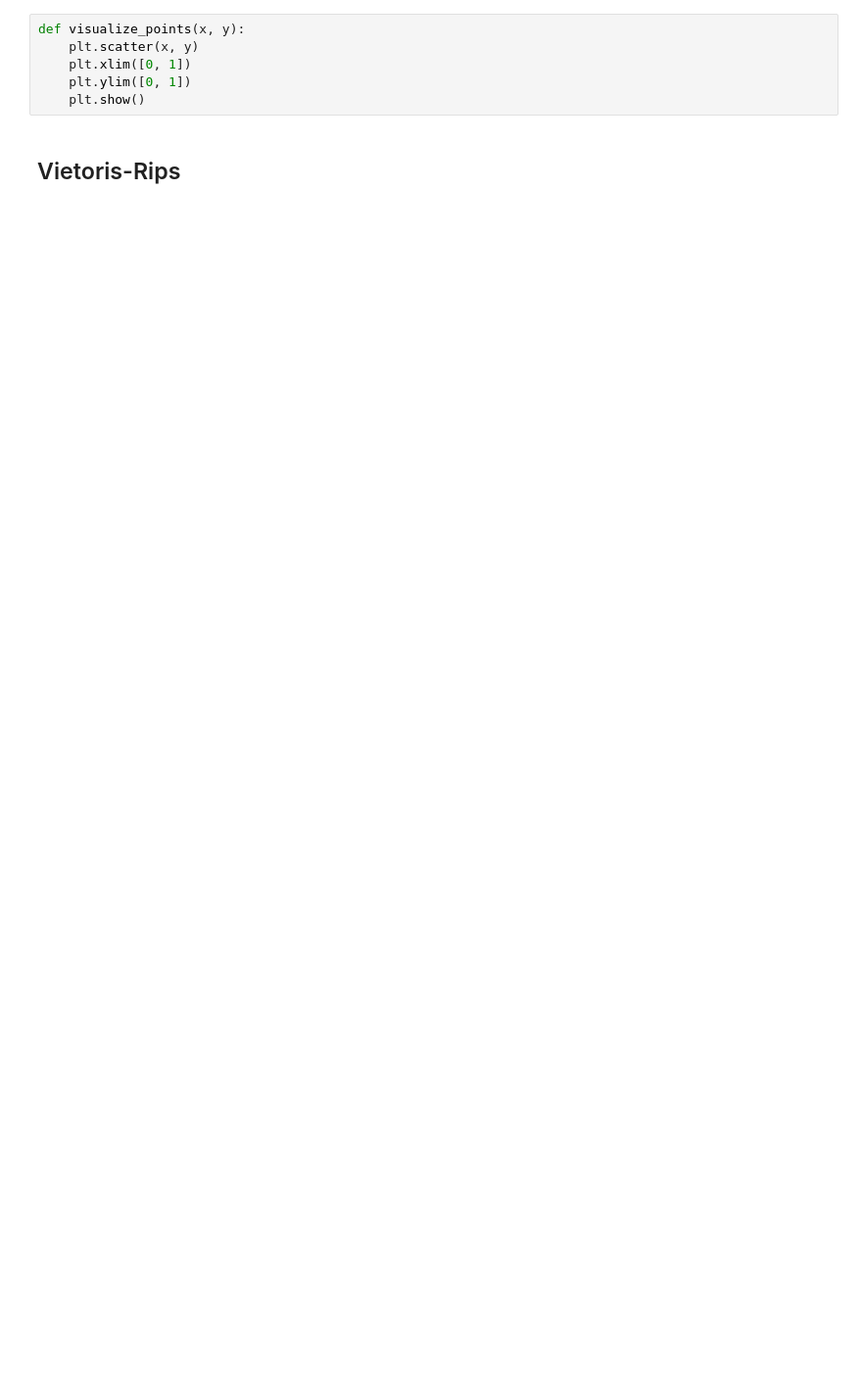
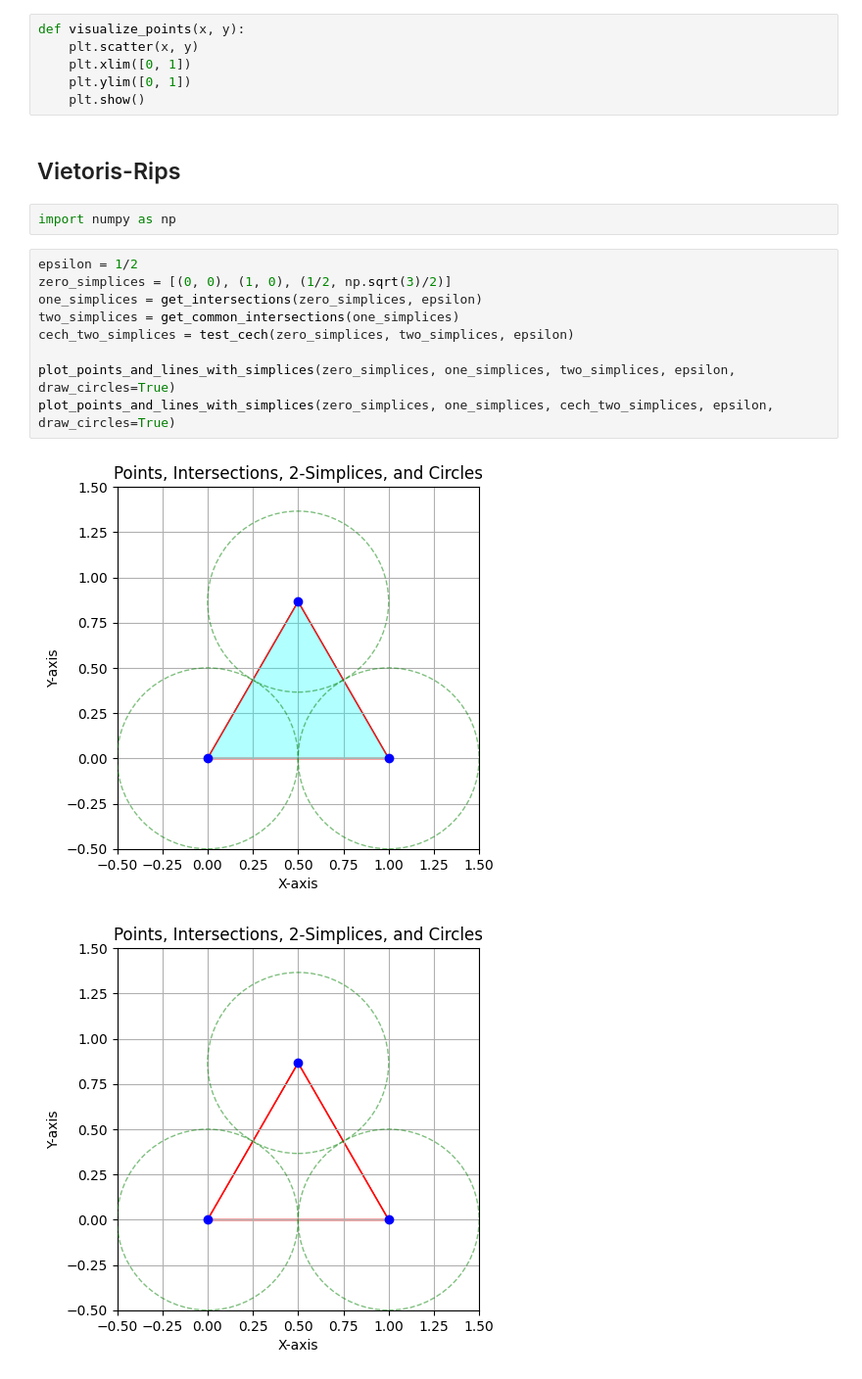
Before and after one commit to tobbensol/masters-thesis, a Jupyter notebook: topology testing/simplical methods.ipynb, the cells around one changed output. Shown at 98% size. Drawn from its saved outputs; the diff is of its cells as text; blank space fills up the shorter version.

```diff
--- a/topology testing/simplical methods.ipynb
+++ b/topology testing/simplical methods.ipynb
@@ -136,3 +136,17 @@ def visualize_points(x, y):
     plt.show()
 # %% [markdown]
 ## Vietoris-Rips
+# %%
+import numpy as np
+# %%
+epsilon = 1/2
+zero_simplices = [(0, 0), (1, 0), (1/2, np.sqrt(3)/2)]
+one_simplices = get_intersections(zero_simplices, epsilon)
+two_simplices = get_common_intersections(one_simplices)
+cech_two_simplices = test_cech(zero_simplices, two_simplices, epsilon)
+
+plot_points_and_lines_with_simplices(zero_simplices, one_simplices, two_simplices, epsilon, draw_circles=True)
+plot_points_and_lines_with_simplices(zero_simplices, one_simplices, cech_two_simplices, epsilon, draw_circles=True)
+# %% [output]
+[figure, added]
+[figure, added]
```
Also changed, not shown: parts of 3 cells of this notebook.
